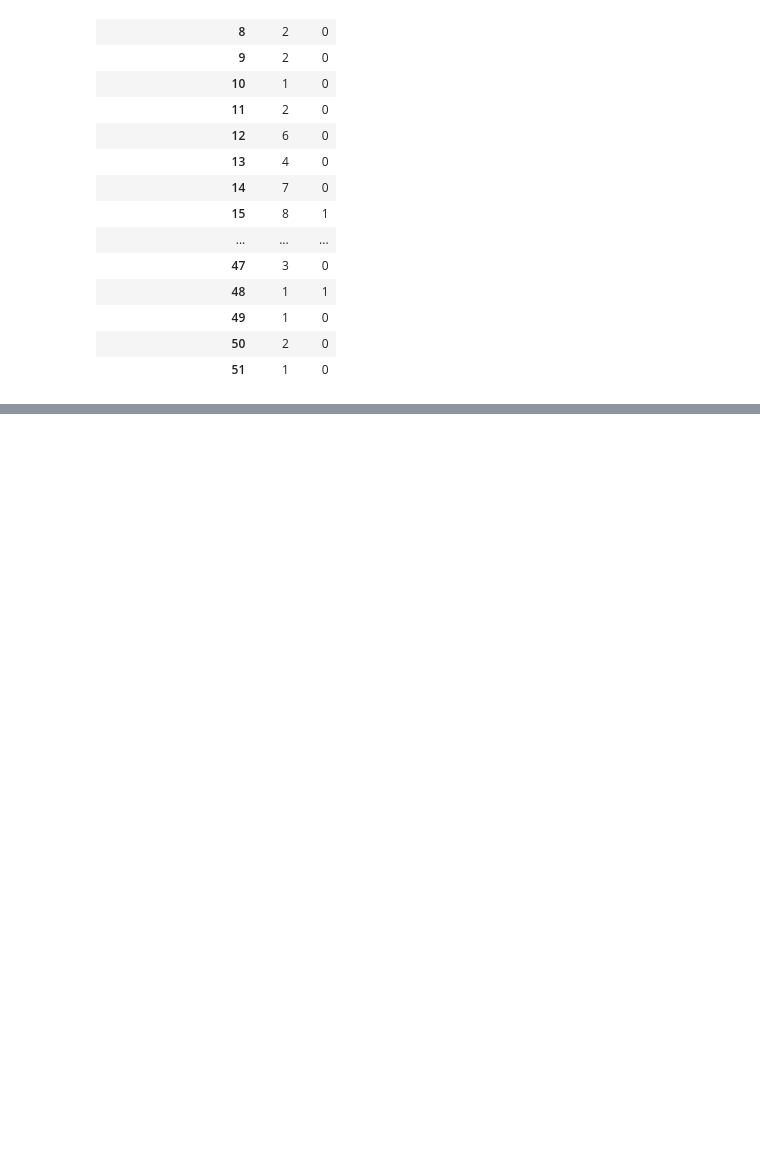
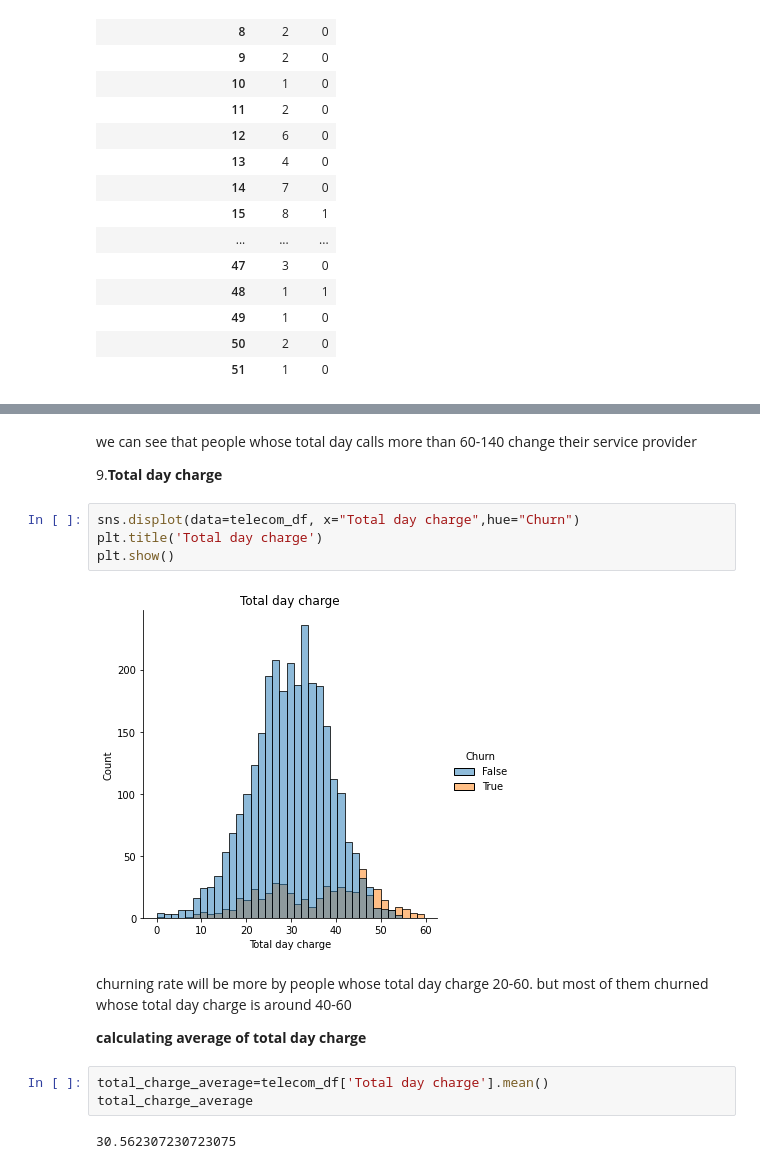
Before and after one commit to pavi-1994/telecom_churn_analysis, a Jupyter notebook: Telecom_Churn_Analysis_Capstone_Project.ipynb, the cells around one changed output, grey strips where cells are left out. Cells and saved outputs as stored; diff of their text form; blank space fills up the shorter version.

```diff
--- a/Telecom_Churn_Analysis_Capstone_Project.ipynb
+++ b/Telecom_Churn_Analysis_Capstone_Project.ipynb
@@ -501,0 +448,20 @@ telecom_df['total_charge_per_day'] = telecom_df['Total day charge'] +telecom_df[
+# %% [markdown]
+we can see that people whose total day calls more than 60-140  change their service provider
+
+9.**Total day charge**
+# %%
+sns.displot(data=telecom_df, x="Total day charge",hue="Churn")
+plt.title('Total day charge')
+plt.show()
+# %% [output]
+[figure, added]
+# %% [markdown]
+churning rate will be more by people whose total day charge 20-60. but most of them churned whose  total day charge is around 40-60
+
+
+**calculating average of total day charge**
+# %%
+total_charge_average=telecom_df['Total day charge'].mean()
+total_charge_average
+# %% [output]
+30.562307230723075
```
Also changed, not shown: parts of 57 cells of this notebook.
